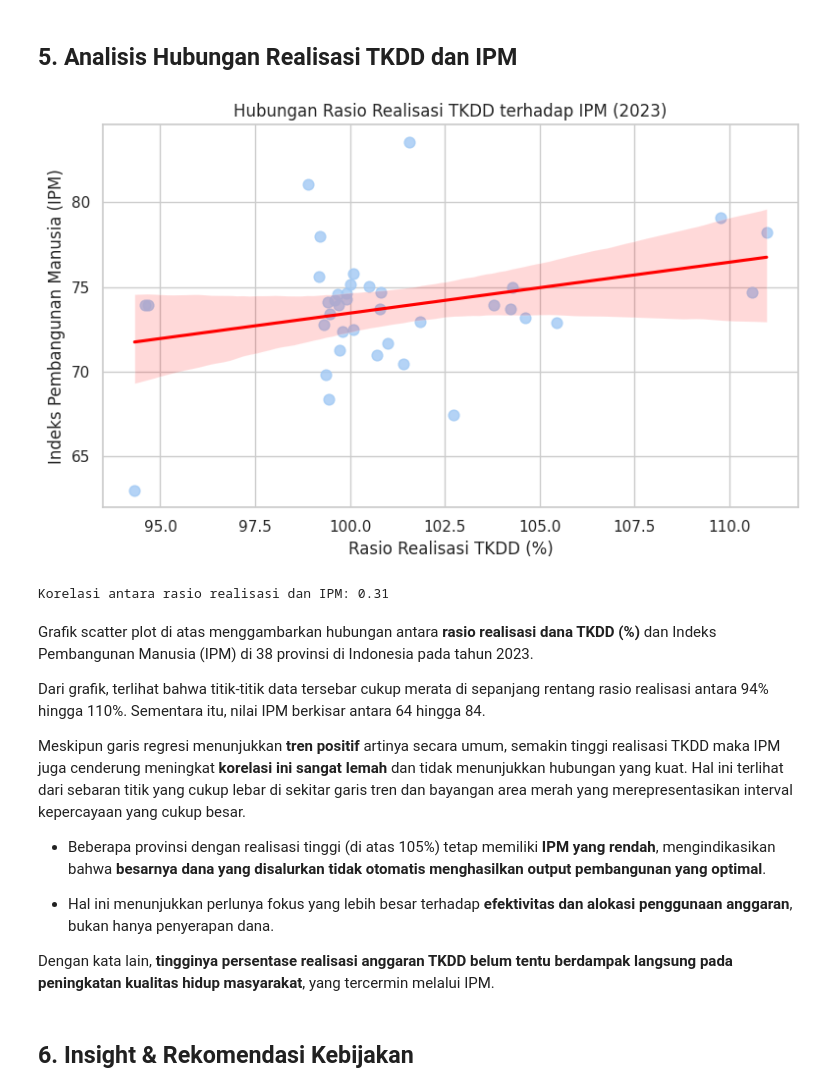
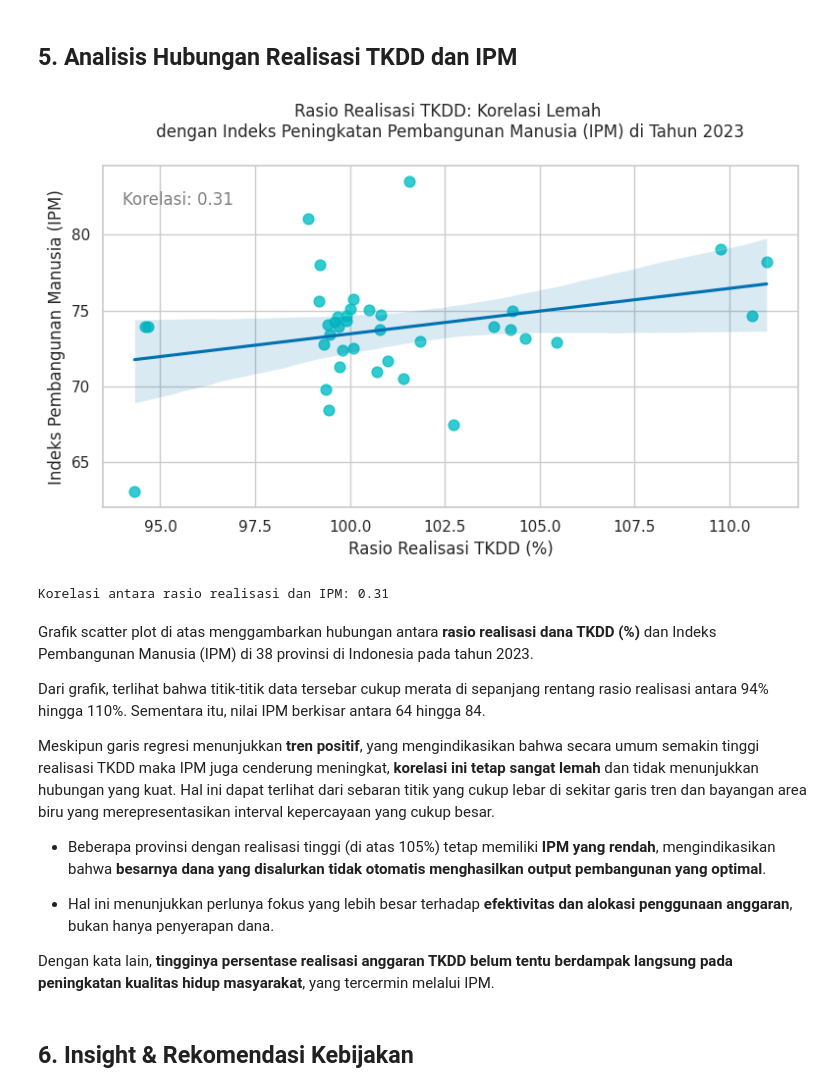
Before and after one commit to badzlan/techfest-elims, a Jupyter notebook: EDA_tipiel_IPB.ipynb, the cells around one changed output. Saved outputs shown, nothing was run; the diff lists cells and outputs as text; code cells hidden in the pictures.

```diff
--- a/EDA_tipiel_IPB.ipynb
+++ b/EDA_tipiel_IPB.ipynb
@@ -423,11 +435,11 @@ Di sisi lain, ada juga beberapa provinsi dengan selisih yang cukup besar antara
 ## 3. Klasifikasi Persentase Realisasi TKDD
 # %%
 plt.figure(figsize=(8, 4))
-sns.set_palette("pastel")
+# sns.set_palette("pastel")
 
-sns.countplot(data=df, x='kategori_realisasi_%', order=['< 90', '90-100', '>100'])
+sns.countplot(data=df, x=df['kategori_realisasi_%'], order=['< 90', '90-100', '>100'], color='#00bfae')
 
-plt.title('Klasifikasi Provinsi Berdasarkan Persentase Realisasi TKDD (2023)')
+plt.title('Mayoritas Provinsi Lampaui Target: \n 20 Daerah Realisasi TKDD di Atas 100%\n')
 plt.xlabel('Kategori Rasio Realisasi (%)')
 plt.ylabel('Jumlah Provinsi')
 plt.tight_layout()
@@ -496,27 +508,30 @@ Daerah dengan **kesejahteraan ekonomi lebih tinggi** (tercermin dari PDRB per ka
 # %%
 # scatter plot antara rasio realisasi dan IPM
 plt.figure(figsize=(8, 5))
-sns.regplot(data=df, x='rasio_realisasi', y='ipm', scatter_kws={'s': 60}, line_kws={'color': 'red'})
+sns.regplot(data=df, x='rasio_realisasi', y='ipm',
+            scatter_kws={'s': 60, 'color': '#00BFC4'},
+            line_kws={'color': '#0072B2'})
 
-plt.title('Hubungan Rasio Realisasi TKDD terhadap IPM (2023)')
+plt.text(94, 82, f'Korelasi: {corr:.2f}', fontsize=12, color='gray')
+plt.title('Rasio Realisasi TKDD: Korelasi Lemah \n dengan Indeks Peningkatan Pembangunan Manusia (IPM) di Tahun 2023 \n')
 plt.xlabel('Rasio Realisasi TKDD (%)')
 plt.ylabel('Indeks Pembangunan Manusia (IPM)')
 plt.grid(True)
 plt.tight_layout()
 plt.show()
 
 # hitung korelasi
 corr = df['rasio_realisasi'].corr(df['ipm'])
 print(f"Korelasi antara rasio realisasi dan IPM: {corr:.2f}")
 # %% [output]
-[figure, old version]
+[figure, new version]
 Korelasi antara rasio realisasi dan IPM: 0.31
 # %% [markdown]
 Grafik scatter plot di atas menggambarkan hubungan antara **rasio realisasi dana TKDD (%)** dan Indeks Pembangunan Manusia (IPM) di 38 provinsi di Indonesia pada tahun 2023.
 
 Dari grafik, terlihat bahwa titik-titik data tersebar cukup merata di sepanjang rentang rasio realisasi antara 94% hingga 110%. Sementara itu, nilai IPM berkisar antara 64 hingga 84.
 
-Meskipun garis regresi menunjukkan **tren positif** artinya secara umum, semakin tinggi realisasi TKDD maka IPM juga cenderung meningkat **korelasi ini sangat lemah** dan tidak menunjukkan hubungan yang kuat. Hal ini terlihat dari sebaran titik yang cukup lebar di sekitar garis tren dan bayangan area merah yang merepresentasikan interval kepercayaan yang cukup besar.
+Meskipun garis regresi menunjukkan **tren positif**, yang mengindikasikan bahwa secara umum semakin tinggi realisasi TKDD maka IPM juga cenderung meningkat, **korelasi ini tetap sangat lemah** dan tidak menunjukkan hubungan yang kuat. Hal ini dapat terlihat dari sebaran titik yang cukup lebar di sekitar garis tren dan bayangan area biru yang merepresentasikan interval kepercayaan yang cukup besar.
 
 - Beberapa provinsi dengan realisasi tinggi (di atas 105%) tetap memiliki **IPM yang rendah**, mengindikasikan bahwa **besarnya dana yang disalurkan tidak otomatis menghasilkan output pembangunan yang optimal**.
 
```
Also changed, not shown: parts of 17 cells of this notebook.
